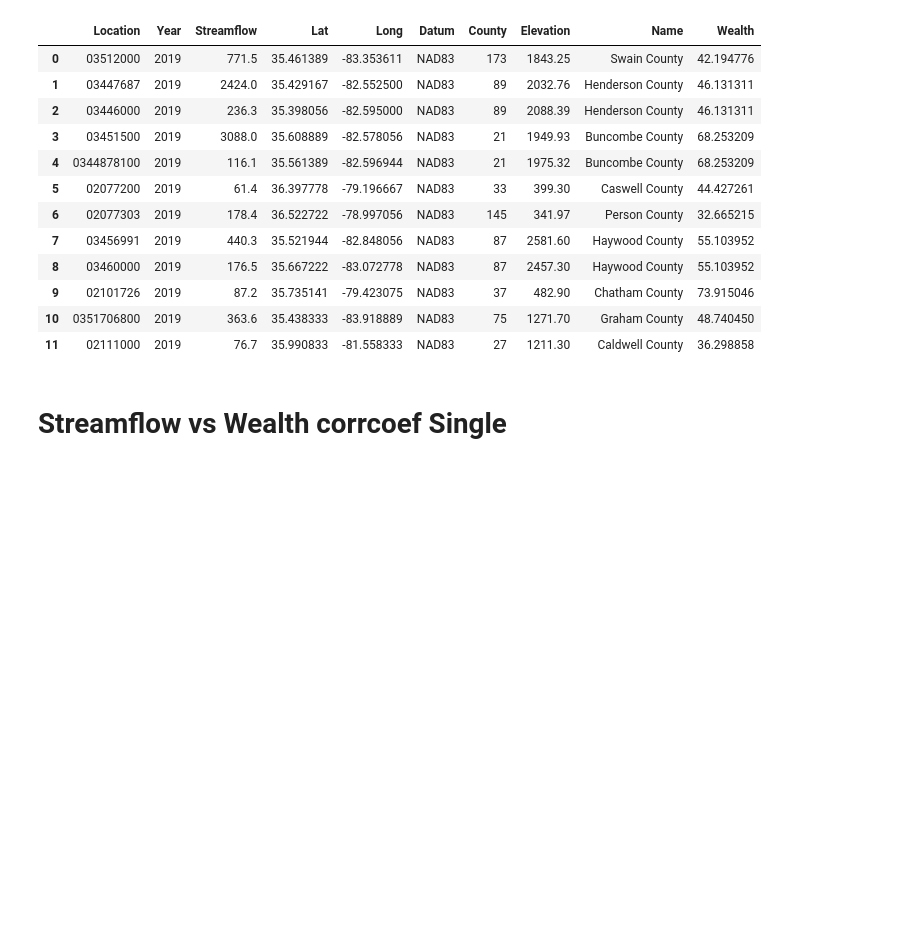
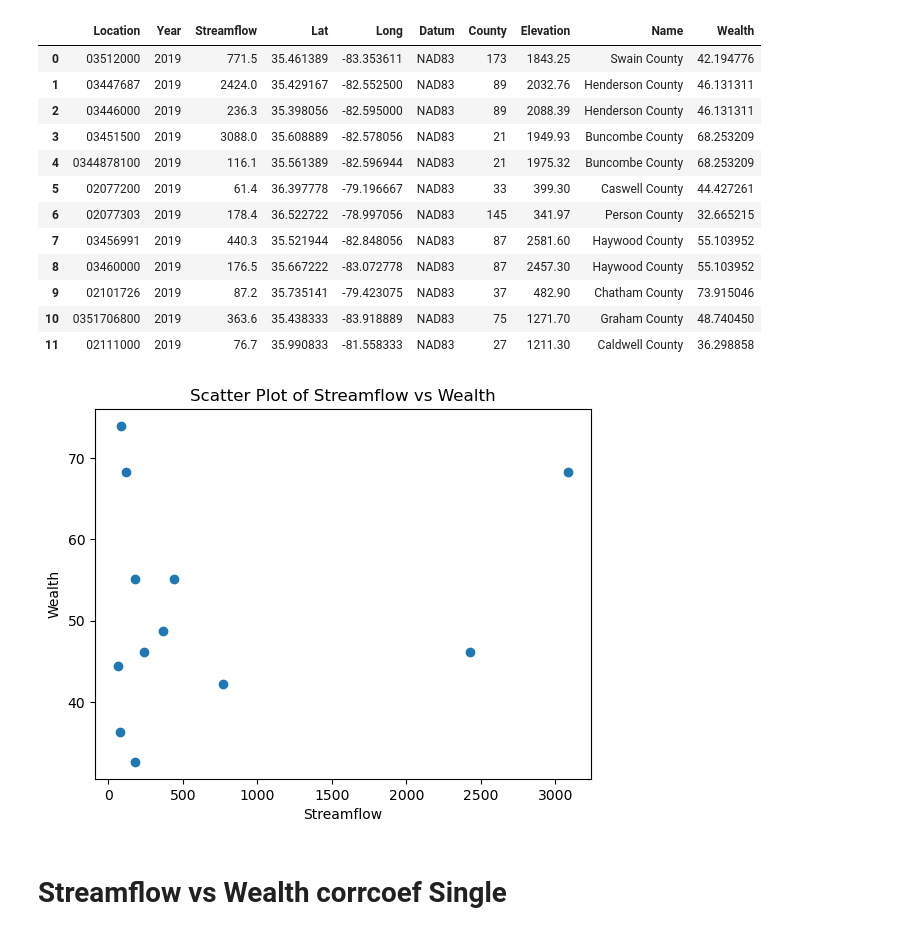
Before and after one commit to ConBonAon/GISFinal2023, a Jupyter notebook: storymap.ipynb, the cells around one changed output. Drawn from its saved outputs; the diff is of its cells as text; code cells hidden in the pictures; blank space fills up the shorter version.

```diff
--- a/storymap.ipynb
+++ b/storymap.ipynb
@@ -965,6 +988,14 @@ big_df
 | 9 | 02101726 | 2019 | 87.2 | 35.735141 | -79.423075 | NAD83 | 37 | 482.90 | Chatham County | 73.915046 |
 | 10 | 0351706800 | 2019 | 363.6 | 35.438333 | -83.918889 | NAD83 | 75 | 1271.70 | Graham County | 48.740450 |
 | 11 | 02111000 | 2019 | 76.7 | 35.990833 | -81.558333 | NAD83 | 27 | 1211.30 | Caldwell County | 36.298858 |
+# %%
+plt.scatter(big_df['Streamflow'], big_df['Wealth'])
+plt.title('Scatter Plot of Streamflow vs Wealth')
+plt.xlabel('Streamflow')
+plt.ylabel('Wealth')
+plt.show()
+# %% [output]
+[figure, added]
 # %% [markdown]
 # Streamflow vs Wealth corrcoef Single
 # %%
```
Also changed, not shown: parts of 5 cells of this notebook, 5 other files.
